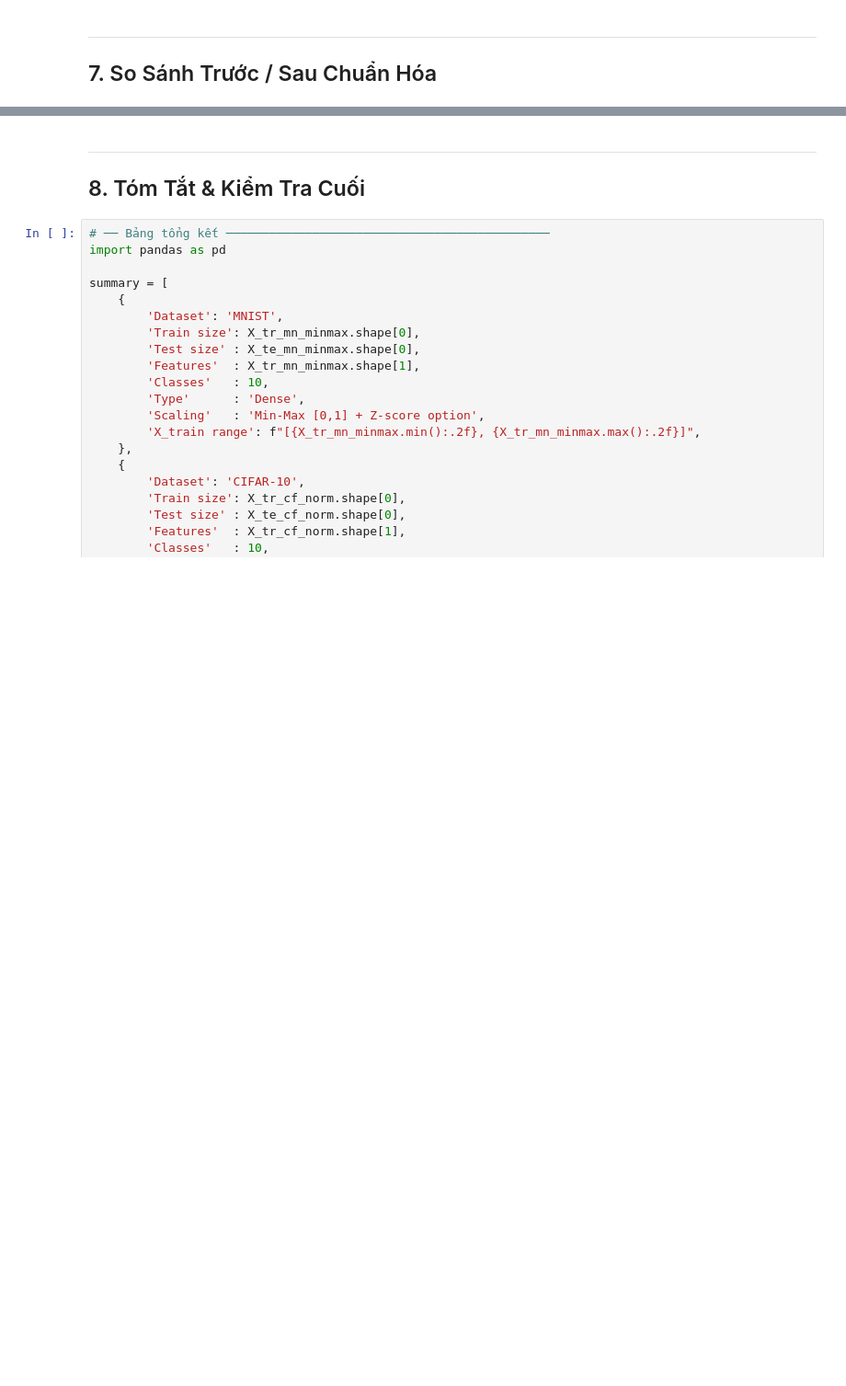
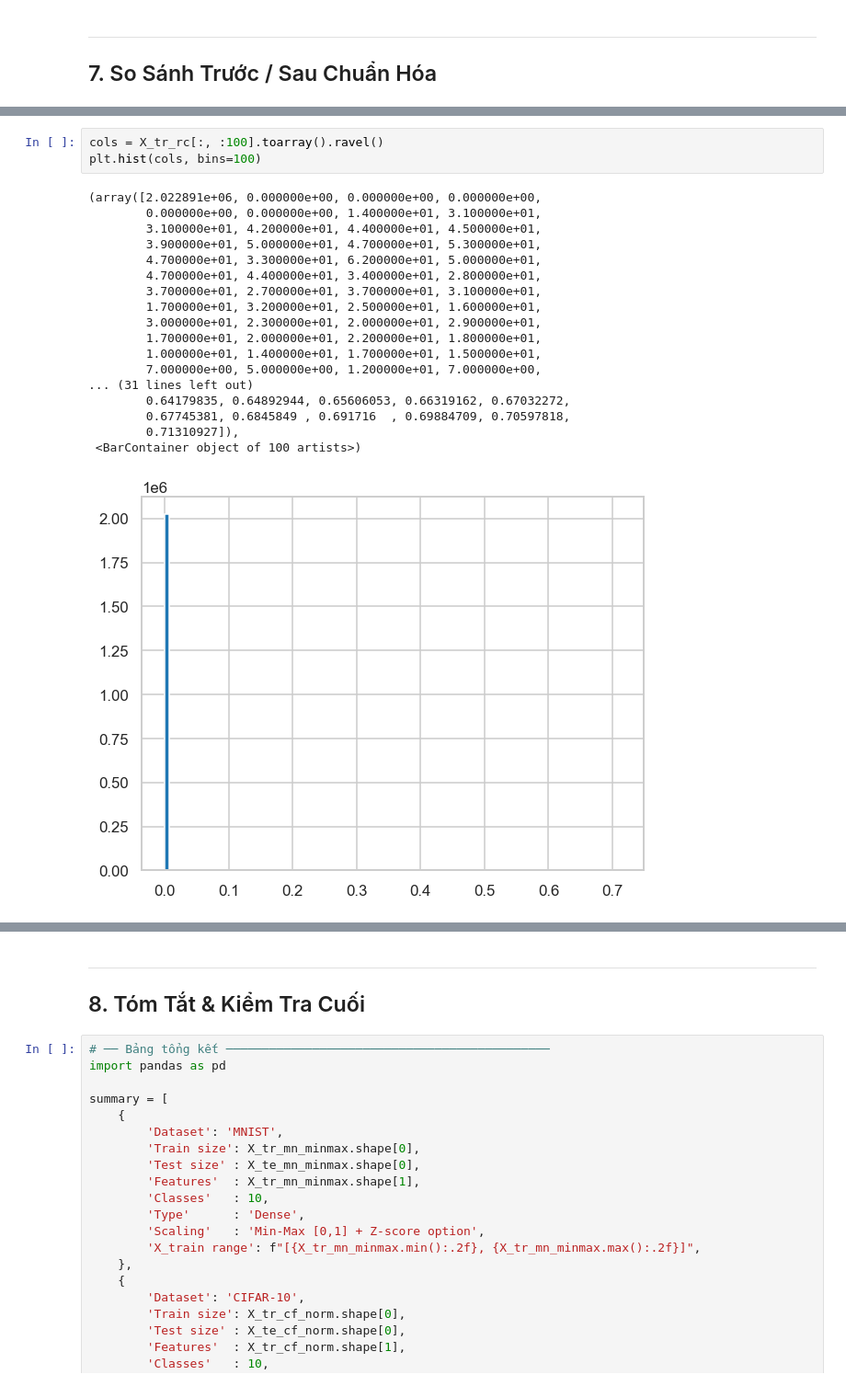
Before and after one commit to gilchea/experiment, a Jupyter notebook: data_exploration_preprocessing.ipynb, the cells around one changed output, grey strips where cells are left out. Shown at 92% size. Cells and saved outputs as stored; diff of their text form; blank space fills up the shorter version.

```diff
--- a/data_exploration_preprocessing.ipynb
+++ b/data_exploration_preprocessing.ipynb
@@ -496,0 +645,22 @@ plt.tight_layout(); plt.show()
+# %%
+cols = X_tr_rc[:, :100].toarray().ravel()
+plt.hist(cols, bins=100)
+# %% [output]
+(array([2.022891e+06, 0.000000e+00, 0.000000e+00, 0.000000e+00,
+        0.000000e+00, 0.000000e+00, 1.400000e+01, 3.100000e+01,
+        3.100000e+01, 4.200000e+01, 4.400000e+01, 4.500000e+01,
+        3.900000e+01, 5.000000e+01, 4.700000e+01, 5.300000e+01,
+        4.700000e+01, 3.300000e+01, 6.200000e+01, 5.000000e+01,
+        4.700000e+01, 4.400000e+01, 3.400000e+01, 2.800000e+01,
+        3.700000e+01, 2.700000e+01, 3.700000e+01, 3.100000e+01,
+        1.700000e+01, 3.200000e+01, 2.500000e+01, 1.600000e+01,
+        3.000000e+01, 2.300000e+01, 2.000000e+01, 2.900000e+01,
+        1.700000e+01, 2.000000e+01, 2.200000e+01, 1.800000e+01,
+        1.000000e+01, 1.400000e+01, 1.700000e+01, 1.500000e+01,
+        7.000000e+00, 5.000000e+00, 1.200000e+01, 7.000000e+00,
+... (31 lines left out)
+        0.64179835, 0.64892944, 0.65606053, 0.66319162, 0.67032272,
+        0.67745381, 0.6845849 , 0.691716  , 0.69884709, 0.70597818,
+        0.71310927]),
+ <BarContainer object of 100 artists>)
+[figure, added]
```
Also changed, not shown: parts of 35 cells of this notebook, 1 other file.
